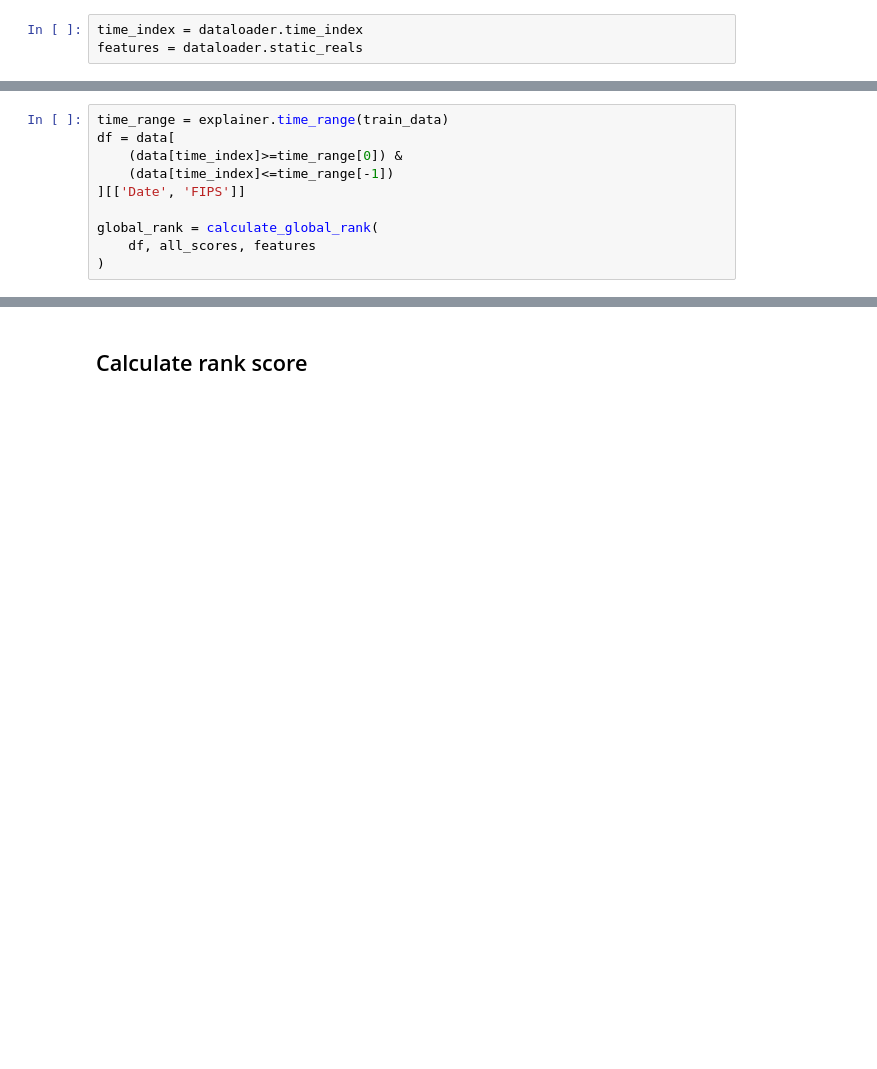
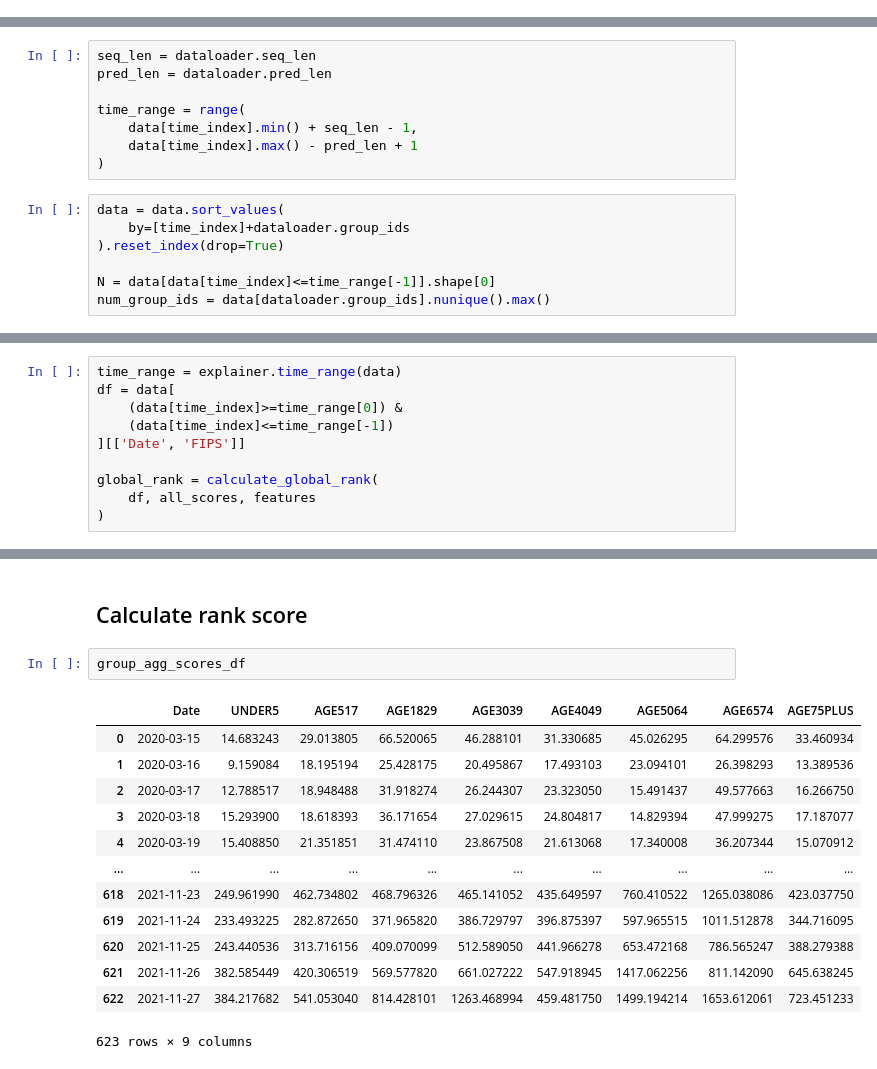
Before and after one commit to UVA-MLSys/COVID-19-age-groups, a Jupyter notebook: interpret.ipynb, the cells around one changed output, grey strips where cells are left out. Saved outputs shown, nothing was run; the diff lists cells and outputs as text; blank space fills up the shorter version.

```diff
--- a/interpret.ipynb
+++ b/interpret.ipynb
@@ -108,3 +89,0 @@ np.savez_compressed(score_file, all_scores)
-# %%
-time_index = dataloader.time_index
-features = dataloader.static_reals
@@ -110,0 +114,15 @@ features = dataloader.static_reals
+# %%
+seq_len = dataloader.seq_len
+pred_len = dataloader.pred_len
+
+time_range = range(
+    data[time_index].min() + seq_len - 1,
+    data[time_index].max() - pred_len + 1
+)
+# %%
+data = data.sort_values(
+    by=[time_index]+dataloader.group_ids
+).reset_index(drop=True)
+
+N = data[data[time_index]<=time_range[-1]].shape[0]
+num_group_ids = data[dataloader.group_ids].nunique().max()
@@ -111,5 +172,5 @@ features = dataloader.static_reals
 # %%
-time_range = explainer.time_range(train_data)
+time_range = explainer.time_range(data)
 df = data[
     (data[time_index]>=time_range[0]) &
     (data[time_index]<=time_range[-1])
@@ -141,6 +216,22 @@ group_cases = pd.read_csv(
 group_cases['end_of_week'] = pd.to_datetime(group_cases['end_of_week'])
 # %% [markdown]
 ## Calculate rank score
+# %%
+group_agg_scores_df
+# %% [output]
+|  | Date | UNDER5 | AGE517 | AGE1829 | AGE3039 | AGE4049 | AGE5064 | AGE6574 | AGE75PLUS |
+| 0 | 2020-03-15 | 14.683243 | 29.013805 | 66.520065 | 46.288101 | 31.330685 | 45.026295 | 64.299576 | 33.460934 |
+| 1 | 2020-03-16 | 9.159084 | 18.195194 | 25.428175 | 20.495867 | 17.493103 | 23.094101 | 26.398293 | 13.389536 |
+| 2 | 2020-03-17 | 12.788517 | 18.948488 | 31.918274 | 26.244307 | 23.323050 | 15.491437 | 49.577663 | 16.266750 |
+| 3 | 2020-03-18 | 15.293900 | 18.618393 | 36.171654 | 27.029615 | 24.804817 | 14.829394 | 47.999275 | 17.187077 |
+| 4 | 2020-03-19 | 15.408850 | 21.351851 | 31.474110 | 23.867508 | 21.613068 | 17.340008 | 36.207344 | 15.070912 |
+| ... | ... | ... | ... | ... | ... | ... | ... | ... | ... |
+| 618 | 2021-11-23 | 249.961990 | 462.734802 | 468.796326 | 465.141052 | 435.649597 | 760.410522 | 1265.038086 | 423.037750 |
+| 619 | 2021-11-24 | 233.493225 | 282.872650 | 371.965820 | 386.729797 | 396.875397 | 597.965515 | 1011.512878 | 344.716095 |
+| 620 | 2021-11-25 | 243.440536 | 313.716156 | 409.070099 | 512.589050 | 441.966278 | 653.472168 | 786.565247 | 388.279388 |
+| 621 | 2021-11-26 | 382.585449 | 420.306519 | 569.577820 | 661.027222 | 547.918945 | 1417.062256 | 811.142090 | 645.638245 |
+| 622 | 2021-11-27 | 384.217682 | 541.053040 | 814.428101 | 1263.468994 | 459.481750 | 1499.194214 | 1653.612061 | 723.451233 |
+623 rows × 9 columns
 # %%
 # find a common start point
 first_common_date = find_first_common_date(
```
Also changed, not shown: parts of 15 cells of this notebook, 14 other files.
